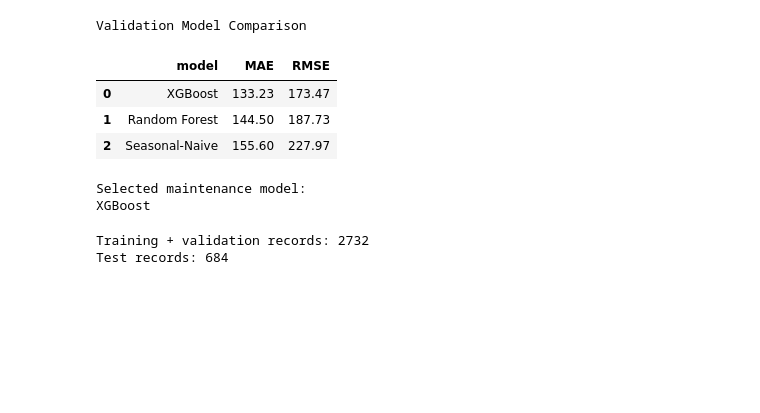
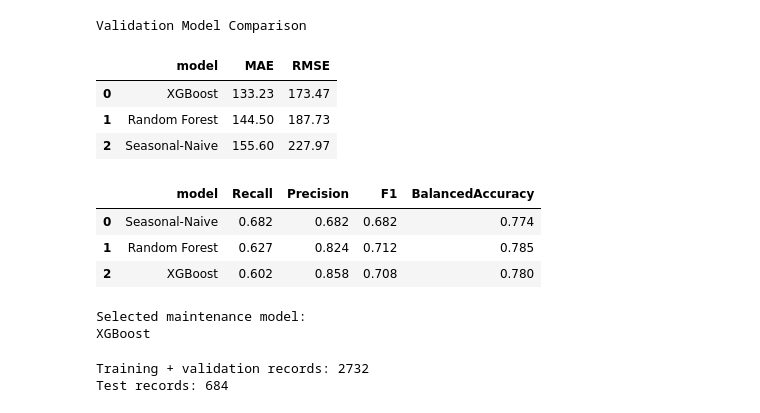
Before and after one commit to mikedalanon/EV-Thesis, a Jupyter notebook: EV_ConceptDriftAware_Thesis.ipynb, the cells around one changed output. Saved outputs shown, nothing was run; the diff lists cells and outputs as text; code cells hidden in the pictures; blank space fills up the shorter version.

Commit message:
Add: Demand Risk & Retraining Time

```diff
--- a/EV_ConceptDriftAware_Thesis.ipynb
+++ b/EV_ConceptDriftAware_Thesis.ipynb
@@ -859,6 +951,75 @@ Validation Model Comparison
 | 0 | XGBoost | 133.23 | 173.47 |
 | 1 | Random Forest | 144.50 | 187.73 |
 | 2 | Seasonal-Naive | 155.60 | 227.97 |
+# %%
+validation_high_demand_results = pd.DataFrame(
+    {
+        "date": validation_df["date"].to_numpy(),
+
+        "actualHighDemand":
+            y_validation_high_demand.to_numpy(),
+
+        "seasonalNaiveHighDemand": (
+            validation_df["energyLag7"].to_numpy()
+            > high_demand_threshold
+        ).astype(int),
+
+        "randomForestHighDemand": (
+            best_rf_prediction
+            > high_demand_threshold
+        ).astype(int),
+
+        "xgBoostHighDemand": (
+            best_xgb_prediction
+            > high_demand_threshold
+        ).astype(int)
+    }
+)
+
+validation_high_demand_comparison = pd.DataFrame(
+    [
+        {
+            "model": "Seasonal-Naive",
+            **calculate_high_demand_metrics(
+                validation_high_demand_results[
+                    "actualHighDemand"
+                ],
+                validation_high_demand_results[
+                    "seasonalNaiveHighDemand"
+                ]
+            )
+        },
+        {
+            "model": "Random Forest",
+            **calculate_high_demand_metrics(
+                validation_high_demand_results[
+                    "actualHighDemand"
+                ],
+                validation_high_demand_results[
+                    "randomForestHighDemand"
+                ]
+            )
+        },
+        {
+            "model": "XGBoost",
+            **calculate_high_demand_metrics(
+                validation_high_demand_results[
+                    "actualHighDemand"
+                ],
+                validation_high_demand_results[
+                    "xgBoostHighDemand"
+                ]
+            )
+        }
+    ]
+)
+
+validation_high_demand_comparison.round(3)
+# %% [output]
+|  | model | Recall | Precision | F1 | BalancedAccuracy |
+| 0 | Seasonal-Naive | 0.682 | 0.682 | 0.682 | 0.774 |
+| 1 | Random Forest | 0.627 | 0.824 | 0.712 | 0.785 |
+| 2 | XGBoost | 0.602 | 0.858 | 0.708 | 0.780 |
 # %%
 if best_rf_mae <= best_xgb_mae:
     selected_model_name = "Random Forest"
```
Also changed, not shown: parts of 12 cells of this notebook.
